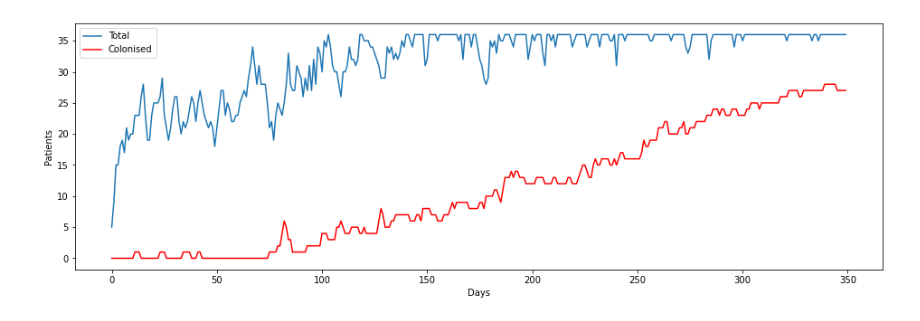
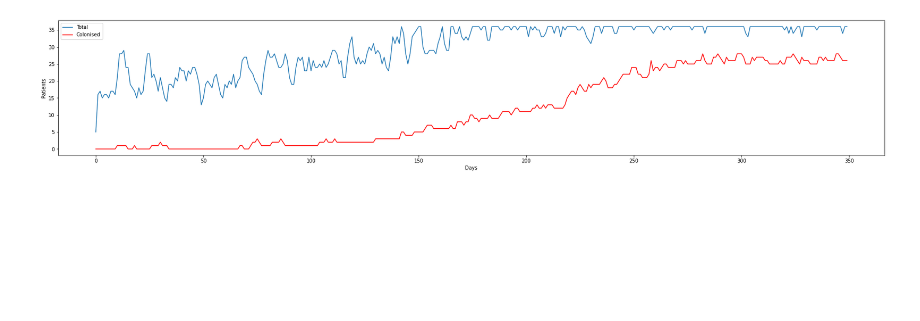
Before and after one commit to ibpme/hostpital-infections, a Jupyter notebook: runner.ipynb, the cells around one changed output. Cells and saved outputs as stored; diff of their text form; code cells hidden in the pictures; blank space fills up the shorter version.

```diff
--- a/runner.ipynb
+++ b/runner.ipynb
@@ -4,7 +4,7 @@ from matplotlib import pyplot as plt
 import agents_enviroments
 # %%
 bays = [agents_enviroments.Bay() for _ in range(6)]
-ward = agents_enviroments.Ward(bays, C=0.03, V=1, m=0.67, k=0.4)
+ward = agents_enviroments.Ward(bays, C=0.05 ,V=1, m=0.67, k=0.4)
 # %%
 patient_generator = agents_enviroments.PatientGenerator()
 patient_generator.set_var(poisson_lambda=5,gamma_k=4,gamma_scale=1)
@@ -16,15 +16,15 @@ for t in time:
     patients = patient_generator.generate(colonized_prob=0.02)
     ward.admit_patients(patients=patients)
     ward.generate_transmission()
-    ward.update_history()
     ward.forward_time()
 # %%
-plt.figure(figsize=(16,5))
-plt.plot(time,ward.history["admission_sequence"])
-plt.plot(time,ward.history["colonized_sequence"],color='red')
+history_seq = ward.history_sequence()
+plt.figure(figsize=(30,5))
+plt.plot(time,history_seq["total"])
+plt.plot(time,history_seq["colonized"],color='red')
 plt.legend(["Total","Colonised","New"])
 plt.xlabel("Days")
 plt.ylabel("Patients")
 plt.show()
 # %% [output]
-[figure, old version]
+[figure, new version]
```
